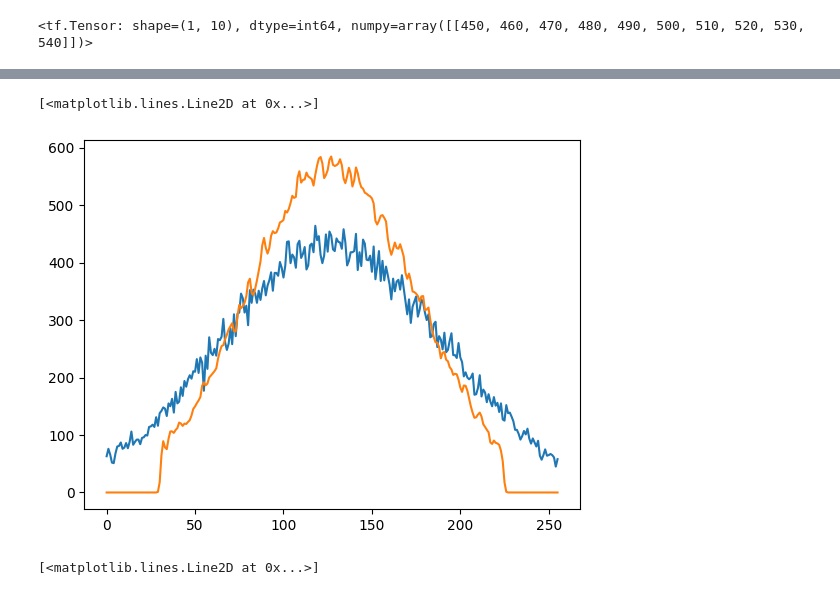
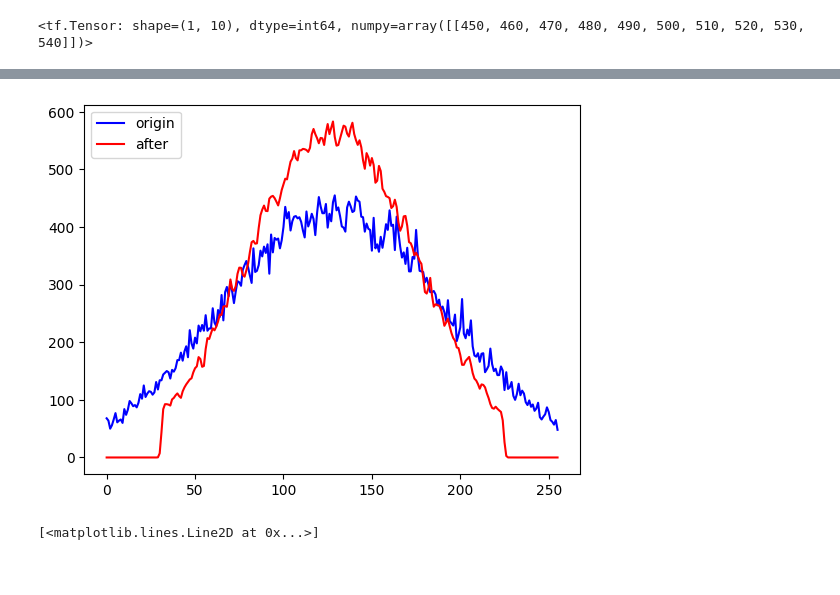
Before and after one commit to minkichunm/master_thesis, a Jupyter notebook: NN_param_compression.ipynb, the cells around one changed output, grey strips where cells are left out. Cells and saved outputs as stored; diff of their text form; code cells hidden in the pictures.

```diff
--- a/NN_param_compression.ipynb
+++ b/NN_param_compression.ipynb
@@ -271,5 +270,3 @@ np_h=np.histogram(model.layers[3].variables[0], bins=256) # shape 256 * 257
-# %%
-min_h, max_h = calculate_entropy_range(model.layers[3].variables[0])
-our_h=calculate_histogram(model.layers[3].variables[0], min_h, max_h)
 # %%
+our_h = tf.reshape(our_h,(-1,1))
 our_h
@@ -276,10 +314,11 @@ our_h
 # %%
 from matplotlib import pyplot as plt
-plt.plot(np_h[0])
-plt.plot(our_h)
+plt.plot(np_h[0], "-b", label="origin")
+plt.plot(our_h, "-r", label="after")
+plt.legend(loc="upper left")
+plt.show()
 # %% [output]
-[<matplotlib.lines.Line2D at 0x...>]
-[figure, old version]
+[figure, new version]
 # %%
 plt.plot(np_h[0])
 plt.plot(our_h)
```
Also changed, not shown: parts of 9 cells of this notebook.
